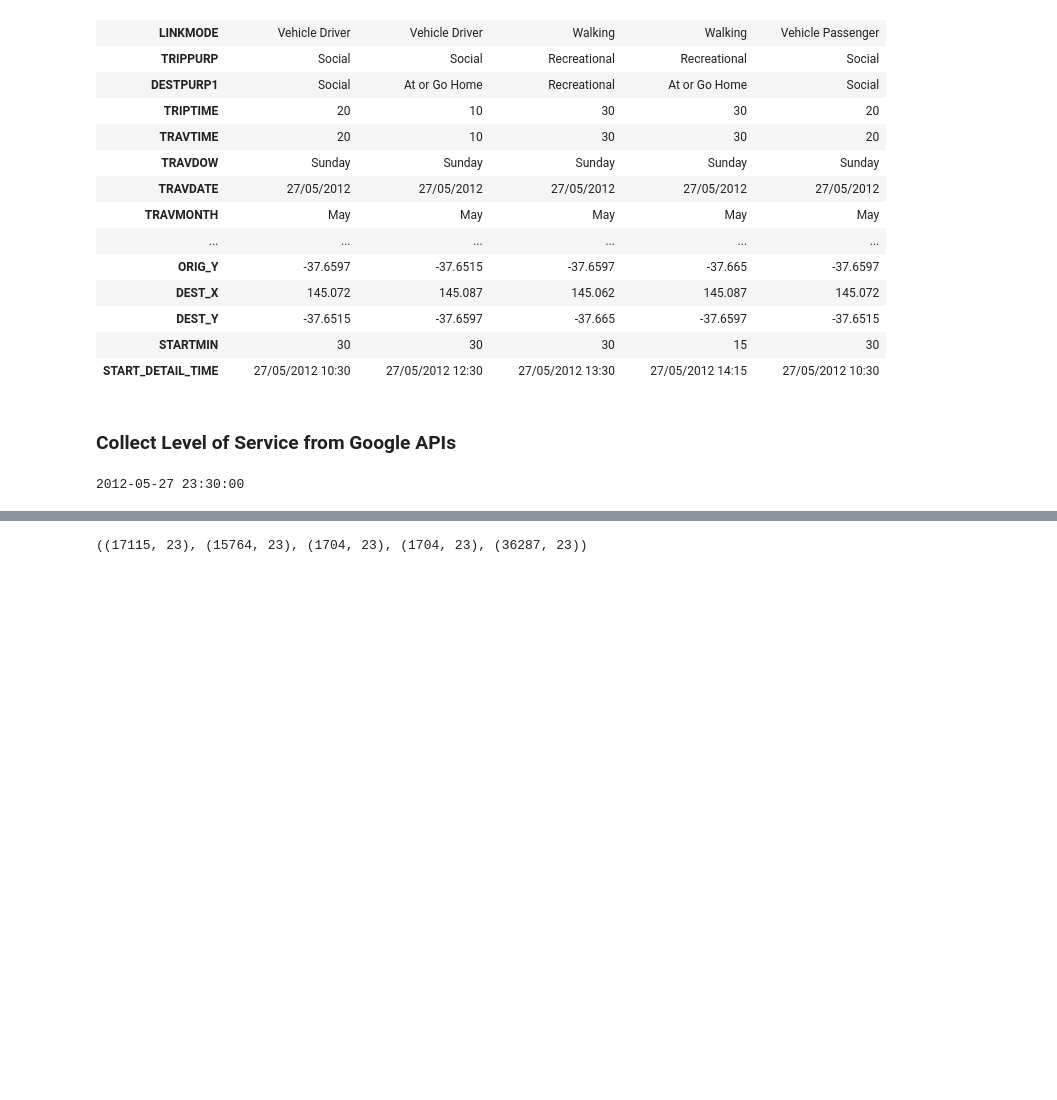
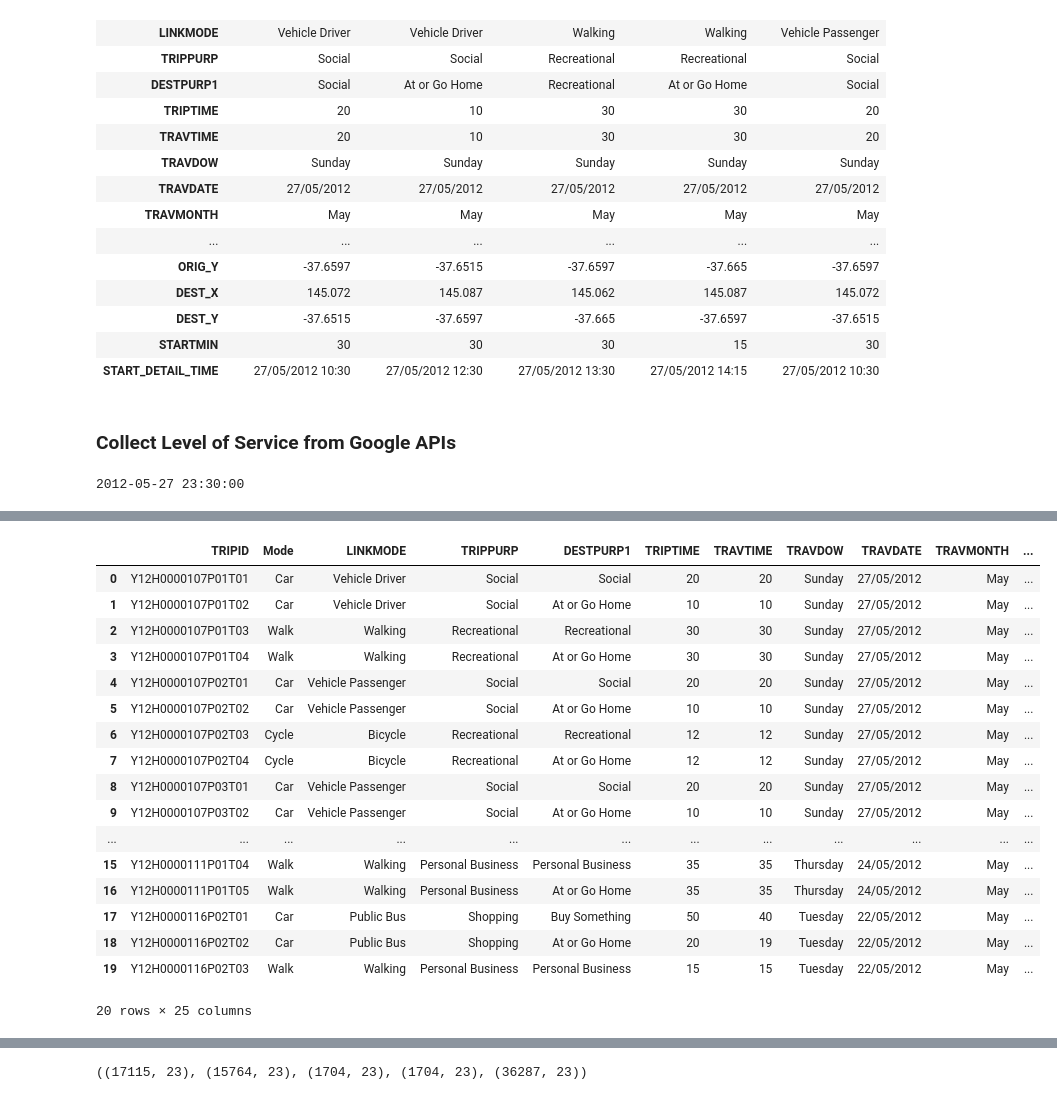
Before and after one commit to danhphan/melbourne-mode-choice, a Jupyter notebook: notebooks/07_gmap_los_collection.ipynb, the cells around one changed output, grey strips where cells are left out. Saved outputs shown, nothing was run; the diff lists cells and outputs as text; code cells hidden in the pictures; blank space fills up the shorter version.

Commit message:
update gmap los

```diff
--- a/notebooks/07_gmap_los_collection.ipynb
+++ b/notebooks/07_gmap_los_collection.ipynb
@@ -15,7 +16,7 @@ from datetime import datetime, timedelta
 # %%
 # Setup google api key
 GCP_MAP_KEY = os.environ.get('GCP_ELEVATION_API')
-gmaps = googlemaps.Client(key=GCP_MAP_KEY)
+gmap = googlemaps.Client(key=GCP_MAP_KEY)
 # %% [markdown]
 ### Load trips data
 # %%
@@ -113,9 +114,9 @@ trips.head(20).START_DETAIL_TIME.apply(lambda x: get_transit_future_departure_ti
 Name: START_DETAIL_TIME, dtype: datetime64[ns]
 # %%
-def get_trip_los(trip):
+def get_trip_los(trip, mode='transit'):
     time.sleep(0.3)
-    start_time = get_datetime(trip['START_DETAIL_TIME'])
+    start_time = get_transit_future_departure_time(trip['START_DETAIL_TIME'])
     orig = [trip.ORIG_Y, trip.ORIG_X]
     dest = [trip.DEST_Y, trip.DEST_X]
-    (trip['TRANSIT_TIME'], trip['TRANSIT_LEN']) = collect_gmap_los(ls, orig, dest, start_time)
+    (trip['TRANSIT_TIME'], trip['TRANSIT_LEN']) = collect_google_los(gmap, orig, dest, mode, start_time)
     return trip
@@ -123,0 +123,5 @@ def get_trip_los(trip):
+# %%
+%%time
+# Test
+trips.head(20).apply(lambda x: get_trip_los(x), axis=1)
+# %% [output]
@@ -124,3 +130,21 @@ def get_trip_los(trip):
+|  | TRIPID | Mode | LINKMODE | TRIPPURP | DESTPURP1 | TRIPTIME | TRAVTIME | TRAVDOW | TRAVDATE | TRAVMONTH | ... |
+| 0 | Y12H0000107P01T01 | Car | Vehicle Driver | Social | Social | 20 | 20 | Sunday | 27/05/2012 | May | ... |
+| 1 | Y12H0000107P01T02 | Car | Vehicle Driver | Social | At or Go Home | 10 | 10 | Sunday | 27/05/2012 | May | ... |
+| 2 | Y12H0000107P01T03 | Walk | Walking | Recreational | Recreational | 30 | 30 | Sunday | 27/05/2012 | May | ... |
+| 3 | Y12H0000107P01T04 | Walk | Walking | Recreational | At or Go Home | 30 | 30 | Sunday | 27/05/2012 | May | ... |
+| 4 | Y12H0000107P02T01 | Car | Vehicle Passenger | Social | Social | 20 | 20 | Sunday | 27/05/2012 | May | ... |
+| 5 | Y12H0000107P02T02 | Car | Vehicle Passenger | Social | At or Go Home | 10 | 10 | Sunday | 27/05/2012 | May | ... |
+| 6 | Y12H0000107P02T03 | Cycle | Bicycle | Recreational | Recreational | 12 | 12 | Sunday | 27/05/2012 | May | ... |
+| 7 | Y12H0000107P02T04 | Cycle | Bicycle | Recreational | At or Go Home | 12 | 12 | Sunday | 27/05/2012 | May | ... |
+| 8 | Y12H0000107P03T01 | Car | Vehicle Passenger | Social | Social | 20 | 20 | Sunday | 27/05/2012 | May | ... |
+| 9 | Y12H0000107P03T02 | Car | Vehicle Passenger | Social | At or Go Home | 10 | 10 | Sunday | 27/05/2012 | May | ... |
+| ... | ... | ... | ... | ... | ... | ... | ... | ... | ... | ... | ... |
+| 15 | Y12H0000111P01T04 | Walk | Walking | Personal Business | Personal Business | 35 | 35 | Thursday | 24/05/2012 | May | ... |
+| 16 | Y12H0000111P01T05 | Walk | Walking | Personal Business | At or Go Home | 35 | 35 | Thursday | 24/05/2012 | May | ... |
+| 17 | Y12H0000116P02T01 | Car | Public Bus | Shopping | Buy Something | 50 | 40 | Tuesday | 22/05/2012 | May | ... |
+| 18 | Y12H0000116P02T02 | Car | Public Bus | Shopping | At or Go Home | 20 | 19 | Tuesday | 22/05/2012 | May | ... |
+| 19 | Y12H0000116P02T03 | Walk | Walking | Personal Business | Personal Business | 15 | 15 | Tuesday | 22/05/2012 | May | ... |
+20 rows × 25 columns
 # %%
 trips.Mode.value_counts()
 # %% [output]
```
Also changed, not shown: parts of 17 cells of this notebook.
